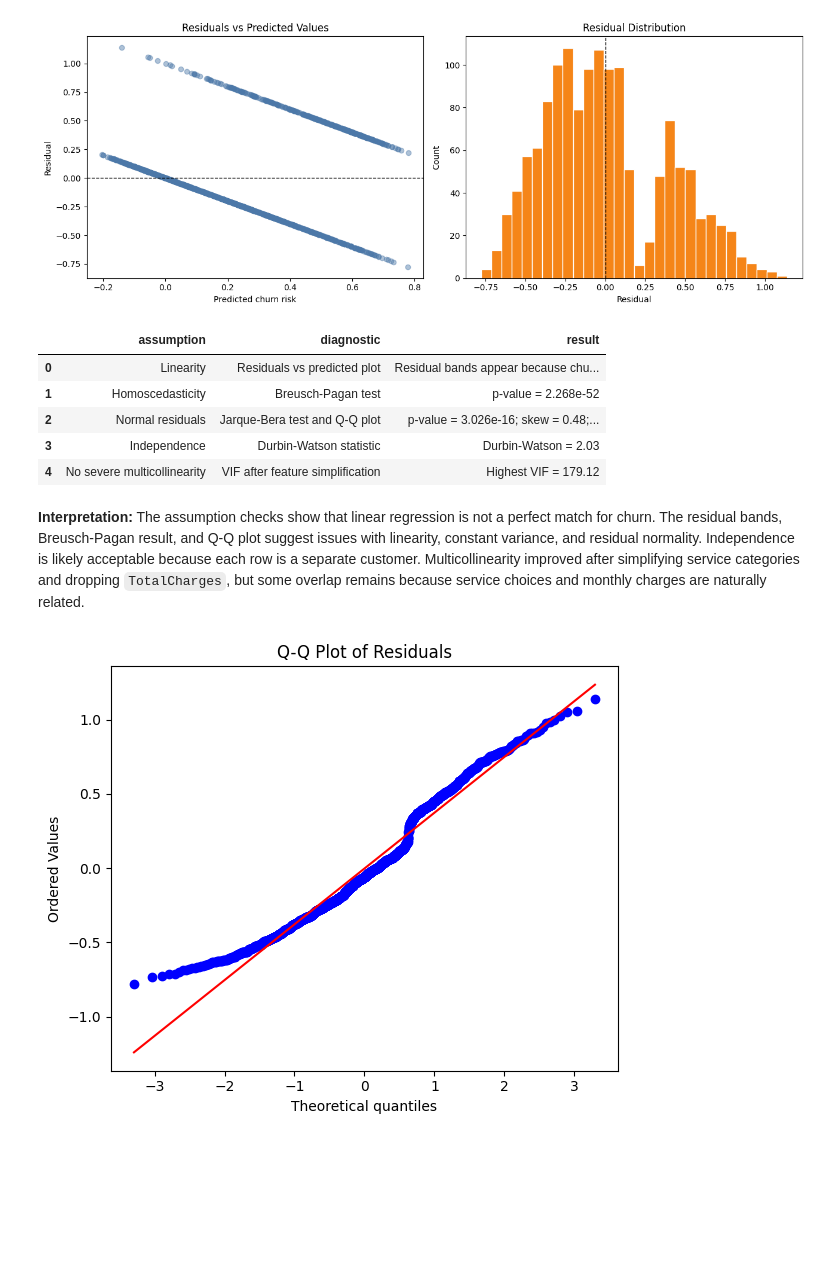
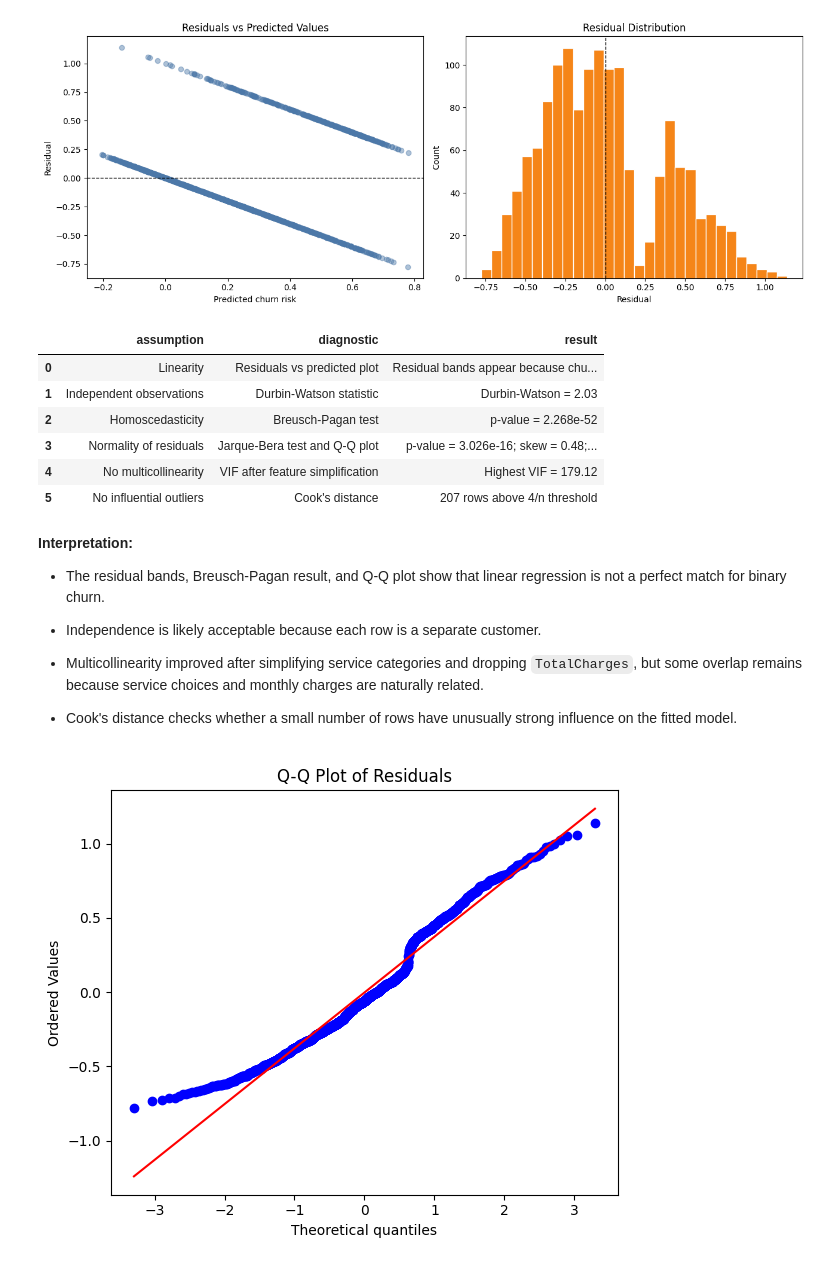
Before and after one commit to mingjie-wei/XAI-interpretable-churn-model, a Jupyter notebook: notebooks/MingjieWei_dataxplorers_linear_regression.ipynb, the cells around one changed output. Cells and saved outputs as stored; diff of their text form; code cells hidden in the pictures; blank space fills up the shorter version.

Commit message:
Complete linear regression notebook

```diff
--- a/notebooks/linear_regression_model.ipynb
+++ b/notebooks/MingjieWei_dataxplorers_linear_regression.ipynb
@@ -510,44 +511,64 @@ bp_stat, bp_pvalue, _, _ = het_breuschpagan(
 )
 jb_stat, jb_pvalue, skew, kurtosis = jarque_bera(residuals)
 dw_stat = durbin_watson(residuals)
 max_vif = vif_df["VIF"].replace([np.inf, -np.inf], np.nan).dropna().max()
 
+processed_X_train = linear_model.named_steps["preprocessor"].transform(X_train)
+if hasattr(processed_X_train, "toarray"):
+    processed_X_train = processed_X_train.toarray()
+
+ols_for_influence = sm.OLS(y_train.to_numpy(), sm.add_constant(processed_X_train)).fit()
+cooks_distance = ols_for_influence.get_influence().cooks_distance[0]
+cooks_threshold = 4 / len(y_train)
+influential_count = int((cooks_distance > cooks_threshold).sum())
+
 assumption_summary = pd.DataFrame(
     {
         "assumption": [
             "Linearity",
+            "Independent observations",
             "Homoscedasticity",
-            "Normal residuals",
-            "Independence",
-            "No severe multicollinearity",
+            "Normality of residuals",
+            "No multicollinearity",
+            "No influential outliers",
         ],
         "diagnostic": [
             "Residuals vs predicted plot",
+            "Durbin-Watson statistic",
             "Breusch-Pagan test",
             "Jarque-Bera test and Q-Q plot",
-            "Durbin-Watson statistic",
             "VIF after feature simplification",
+            "Cook's distance",
         ],
         "result": [
             "Residual bands appear because churn is binary",
+            f"Durbin-Watson = {dw_stat:.2f}",
             f"p-value = {bp_pvalue:.4g}",
             f"p-value = {jb_pvalue:.4g}; skew = {skew:.2f}; kurtosis = {kurtosis:.2f}",
-            f"Durbin-Watson = {dw_stat:.2f}",
             f"Highest VIF = {max_vif:.2f}",
+            f"{influential_count} rows above 4/n threshold",
         ],
     }
 )
 
 assumption_summary
 # %% [output]
 |  | assumption | diagnostic | result |
 | 0 | Linearity | Residuals vs predicted plot | Residual bands appear because chu... |
-| 1 | Homoscedasticity | Breusch-Pagan test | p-value = 2.268e-52 |
-| 2 | Normal residuals | Jarque-Bera test and Q-Q plot | p-value = 3.026e-16; skew = 0.48;... |
-| 3 | Independence | Durbin-Watson statistic | Durbin-Watson = 2.03 |
-| 4 | No severe multicollinearity | VIF after feature simplification | Highest VIF = 179.12 |
+| 1 | Independent observations | Durbin-Watson statistic | Durbin-Watson = 2.03 |
+| 2 | Homoscedasticity | Breusch-Pagan test | p-value = 2.268e-52 |
+| 3 | Normality of residuals | Jarque-Bera test and Q-Q plot | p-value = 3.026e-16; skew = 0.48;... |
+| 4 | No multicollinearity | VIF after feature simplification | Highest VIF = 179.12 |
+| 5 | No influential outliers | Cook's distance | 207 rows above 4/n threshold |
 # %% [markdown]
-**Interpretation:** The assumption checks show that linear regression is not a perfect match for churn. The residual bands, Breusch-Pagan result, and Q-Q plot suggest issues with linearity, constant variance, and residual normality. Independence is likely acceptable because each row is a separate customer. Multicollinearity improved after simplifying service categories and dropping `TotalCharges`, but some overlap remains because service choices and monthly charges are naturally related.
+**Interpretation:**
+- The residual bands, Breusch-Pagan result, and Q-Q plot show that linear regression is not a perfect match for binary churn.
+
+- Independence is likely acceptable because each row is a separate customer.
+
+- Multicollinearity improved after simplifying service categories and dropping `TotalCharges`, but some overlap remains because service choices and monthly charges are naturally related.
+
+- Cook's distance checks whether a small number of rows have unusually strong influence on the fitted model.
 # %%
 fig, ax = plt.subplots(figsize=(6, 5))
 stats.probplot(residuals, dist="norm", plot=ax)
```
Also changed, not shown: parts of 2 cells of this notebook, 1 other file.
